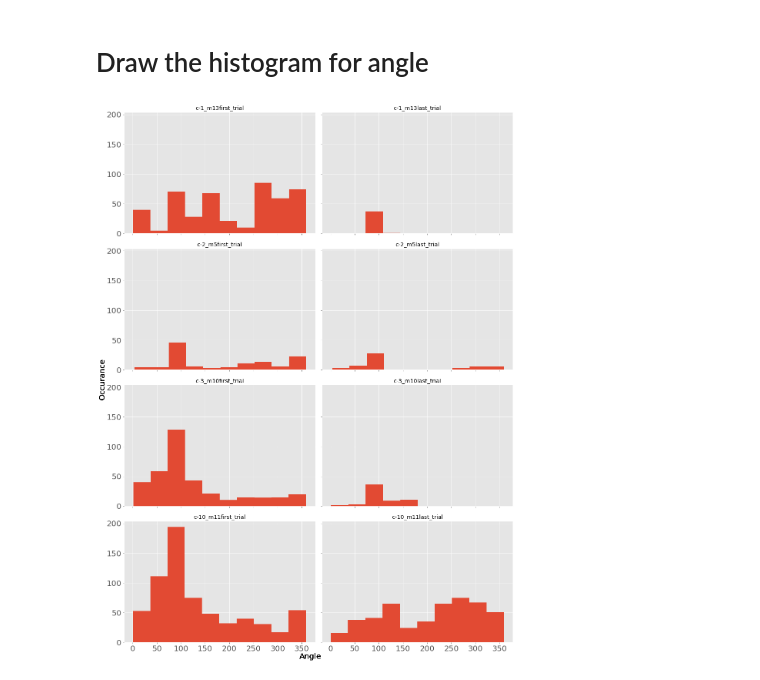
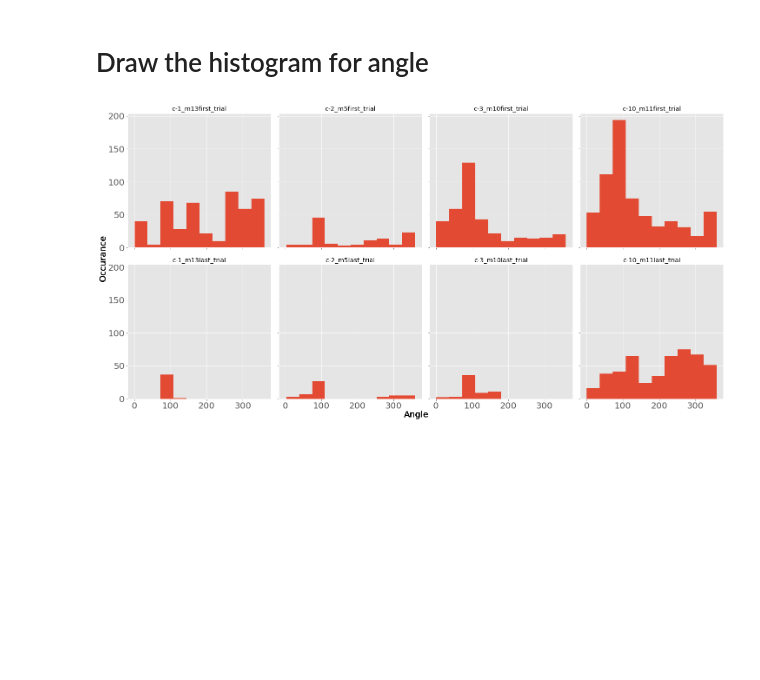
Before and after one commit to TanviDeora/ProboscisTracking, a Jupyter notebook: LoopThroughShapesAndPlotTogether.ipynb, the cells around one changed output. Cells and saved outputs as stored; diff of their text form; code cells hidden in the pictures; blank space fills up the shorter version.

```diff
--- a/LoopThroughShapesAndPlotTogether.ipynb
+++ b/LoopThroughShapesAndPlotTogether.ipynb
@@ -10,8 +10,8 @@ import numpy as np
 # %% [markdown]
 # Make uber pandas DF to store all x y tracks
 # %%
-path = "G:\My Drive\Moth Annotations\Tip Manual Digitization"
-trackframe_filename = 'ManualTipTRacking_DigitizingChart.xlsx'
+path = "G:\My Drive\Tom-Tanvi\Shared With Bing,Tom and Tanvi\Moth Annotations\Tip Manual Digitization"
+trackframe_filename = 'ManualTipTracking_DigitizingChart.xlsx'
 frameInfo = pd.read_excel(path + "\\" + trackframe_filename)
 frameInfo.head()
 # %% [output]
@@ -330,9 +341,9 @@ for i,name in zip(range(len(ax)), frameInfo.Name.unique()):
 # Draw the histograms
 # %%
 plt.style.use('ggplot')
-fig, ax = plt.subplots(4,2, sharex = True, sharey = True, figsize = (15,20))
+fig, ax = plt.subplots(2,4, sharex = True, sharey = True, figsize = (20,10))
 
-for i,name in zip(range(len(ax)), frameInfo.Name.unique()):
+for i,name in zip(range(np.size(ax,1)), frameInfo.Name.unique()):
 
     # get the radius and theta tracks
     radius_first = uber_df[(uber_df.name == name) & (uber_df.trial == '0')].radius.values
@@ -346,18 +357,18 @@ for i,name in zip(range(len(ax)), frameInfo.Name.unique()):
 
 #     fig, ax = plt.subplots(1, 2, sharex = True, sharey = True, figsize = (20,6))
 
-    _,bins,_ = ax[i,0].hist(useful_r_first/R)
-    ax[i,0].set_title(name + 'first_trial')
-    ax[i,1].hist(useful_r_last/R, bins = bins)
-    ax[i,1].set_title(name + 'last_trial')
+    _,bins,_ = ax[0, i].hist(useful_r_first/R)
+    ax[0, i].set_title(name + 'first_trial')
+    ax[1, i].hist(useful_r_last/R, bins = bins)
+    ax[1, i].set_title(name + 'last_trial')
 
-    ax[i,0].tick_params('both', labelsize = 20)
-    ax[i,1].tick_params('both', labelsize = 20)
+    ax[0, i].tick_params('both', labelsize = 20)
+    ax[1, i].tick_params('both', labelsize = 20)
 
     fig.text(0.0, 0.5, 'Occurance',
              ha='center', va='center', rotation='vertical', fontsize = '20')
     fig.text(0.5, 0.0, 'Radial distance (normalized to flower radius)',
              ha='center', va='center', rotation='horizontal', fontsize = '20')
     plt.tight_layout()
-    plt.savefig('./dataFolders/Figures/RadialDistanceHistorgram.png')
+    plt.savefig('./dataFolders/Figures/RadialDistanceHistorgram.svg')
 # %% [output]
@@ -366,35 +377,35 @@ for i,name in zip(range(len(ax)), frameInfo.Name.unique()):
 # Draw the histogram for angle
 # %%
 plt.style.use('ggplot')
-fig, ax = plt.subplots(4,2, sharex = True, sharey = True, figsize = (15,20))
+fig, ax = plt.subplots(2,4, sharex = True, sharey = True, figsize = (20,10))
 
-for i,name in zip(range(len(ax)), frameInfo.Name.unique()):
+for i,name in zip(range(np.size(ax,1)), frameInfo.Name.unique()):
 
     # get the radius and theta tracks
     useful_first = uber_df[(uber_df.name == name) & (uber_df.trial == '0')]
     useful_first = useful_first[useful_first.radius <= R]
     theta_first = useful_first.theta.values
     hist_theta_first = theta_first[~np.isnan(theta_first)]
 
     useful_last = uber_df[(uber_df.name == name) & (uber_df.trial == 'last')]
     useful_last = useful_last[useful_last.radius <= R]
     theta_last = useful_last.theta.values
     hist_theta_last = theta_last[~np.isnan(theta_last)]
 
 #     _,bins,_=plt.hist(hist_theta_first)
-    _,bins,_ = ax[i,0].hist(hist_theta_first)
-    ax[i,0].set_title(name + 'first_trial')
-    ax[i,1].hist(hist_theta_last, bins = bins)
-    ax[i,1].set_title(name + 'last_trial')
+    _,bins,_ = ax[0, i].hist(hist_theta_first)
+    ax[0, i].set_title(name + 'first_trial')
+    ax[1, i].hist(hist_theta_last, bins = bins)
+    ax[1, i].set_title(name + 'last_trial')
 
-    ax[i,0].tick_params('both', labelsize = 20)
-    ax[i,1].tick_params('both', labelsize = 20)
+    ax[0, i].tick_params('both', labelsize = 20)
+    ax[1, i].tick_params('both', labelsize = 20)
 
     fig.text(0.0, 0.5, 'Occurance',
              ha='center', va='center', rotation='vertical', fontsize = '20')
     fig.text(0.5, 0.0, 'Angle',
              ha='center', va='center', rotation='horizontal', fontsize = '20')
     plt.tight_layout()
-    plt.savefig('./dataFolders/Figures/ThetaHistorgram.png')
+    plt.savefig('./dataFolders/Figures/ThetaHistorgram.svg')
 # %% [output]
-[figure, old version]
+[figure, new version]
```
Also changed, not shown: parts of 4 cells of this notebook.
